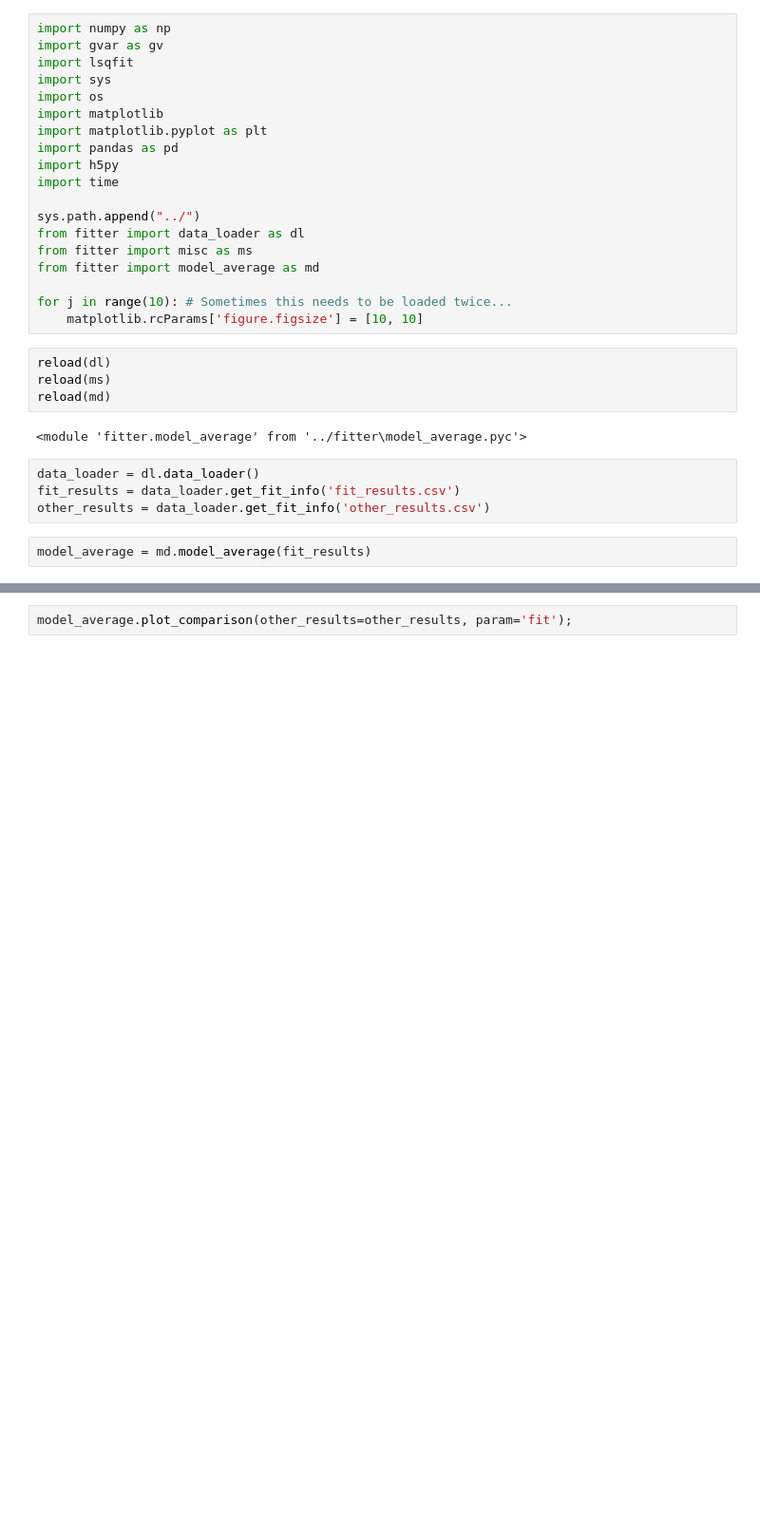
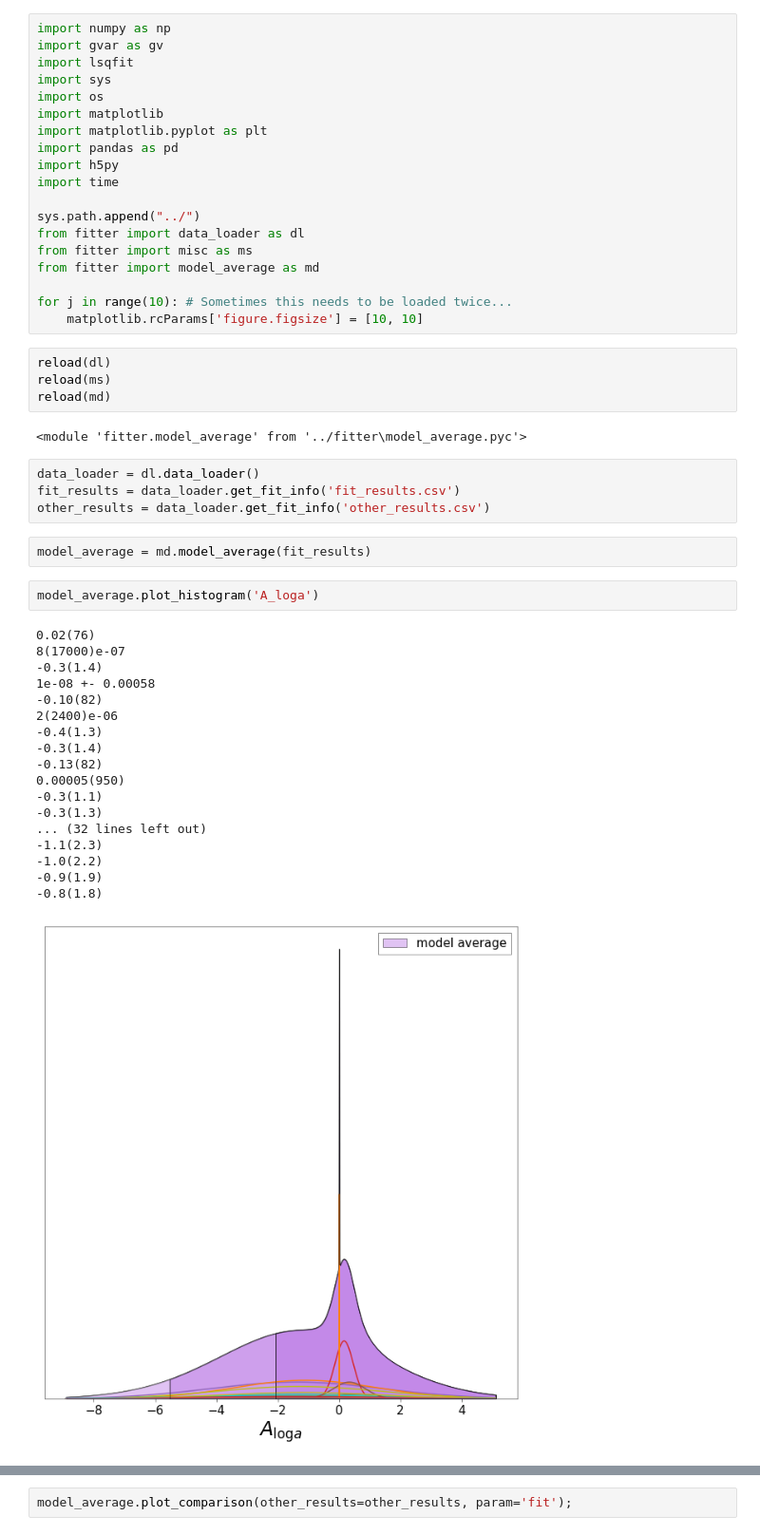
Before and after one commit to callat-qcd/project_fkfpi, a Jupyter notebook: notebooks/average_data.ipynb, the cells around one changed output, grey strips where cells are left out. Shown at 95% size. Drawn from its saved outputs; the diff is of its cells as text; blank space fills up the shorter version.

```diff
--- a/notebooks/average_data.ipynb
+++ b/notebooks/average_data.ipynb
@@ -29,3 +29,24 @@ fit_results = data_loader.get_fit_info('fit_results.csv')
 other_results = data_loader.get_fit_info('other_results.csv')
 # %%
 model_average = md.model_average(fit_results)
+# %%
+model_average.plot_histogram('A_loga')
+# %% [output]
+0.02(76)
+8(17000)e-07
+-0.3(1.4)
+1e-08 +- 0.00058
+-0.10(82)
+2(2400)e-06
+-0.4(1.3)
+-0.3(1.4)
+-0.13(82)
+0.00005(950)
+-0.3(1.1)
+-0.3(1.3)
+... (32 lines left out)
+-1.1(2.3)
+-1.0(2.2)
+-0.9(1.9)
+-0.8(1.8)
+[figure, added]
```
Also changed, not shown: parts of 1 cell of this notebook, 1 other file.
